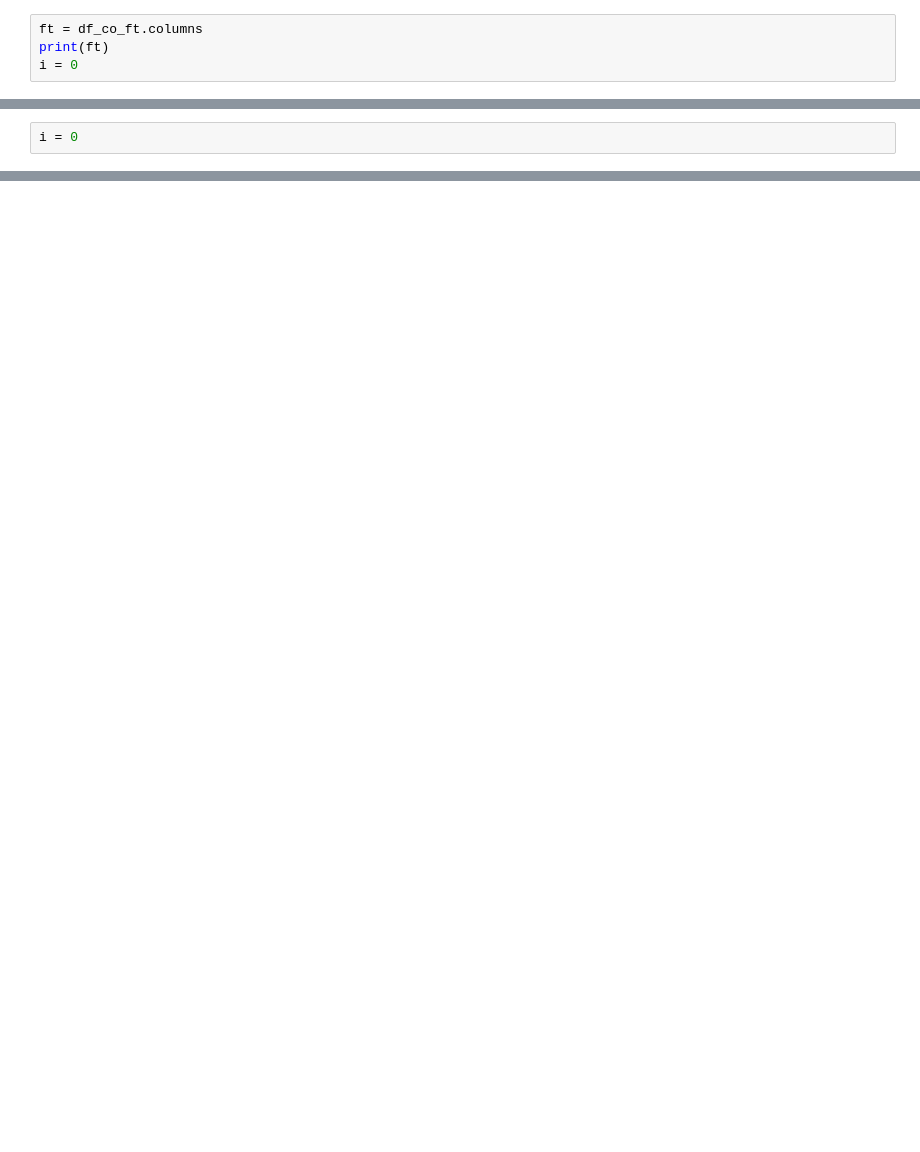
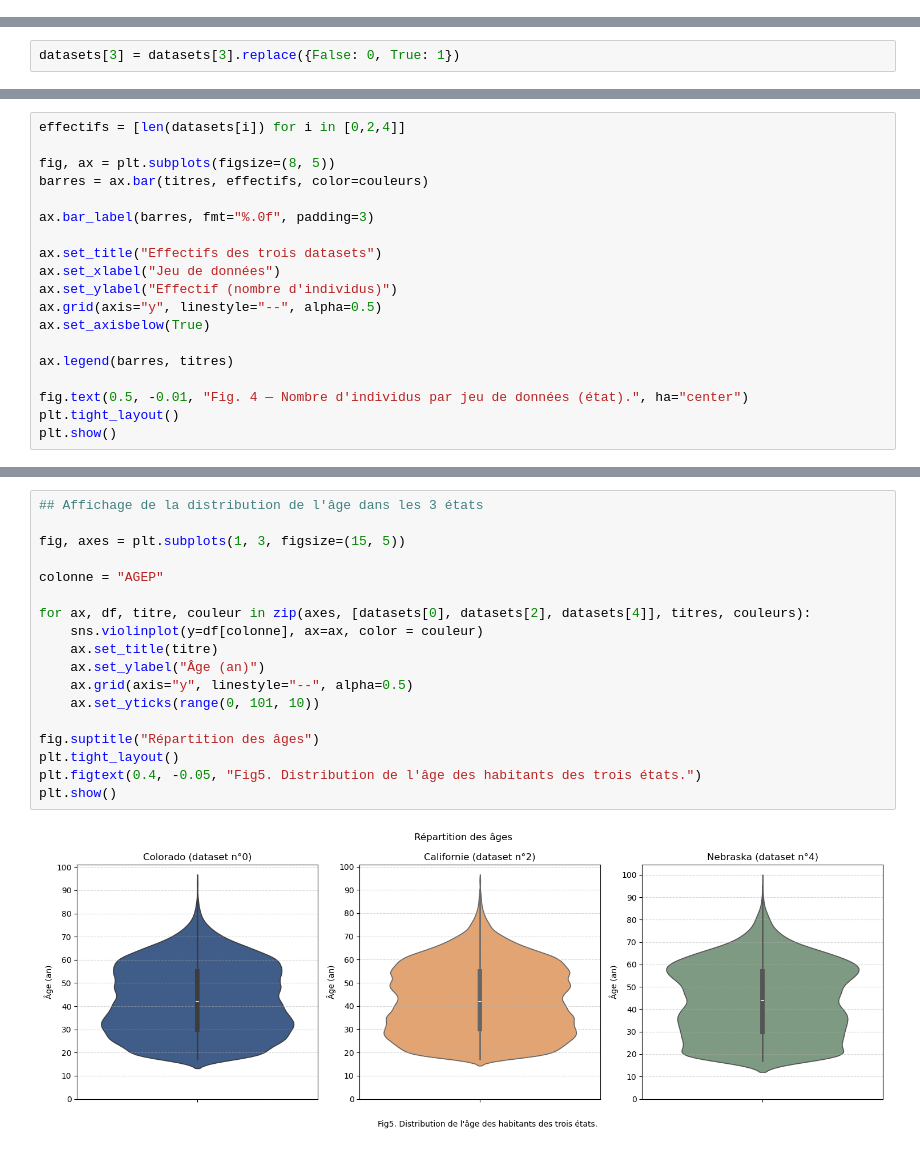
Before and after one commit to enzomarie/Data_labs, a Jupyter notebook: TP1 - EDA/Analyse.ipynb, the cells around one changed output, grey strips where cells are left out. Cells and saved outputs as stored; diff of their text form; blank space fills up the shorter version.

```diff
--- a/TP1 - EDA/Analyse.ipynb
+++ b/TP1 - EDA/Analyse.ipynb
@@ -47,4 +0,0 @@ df_ne_ft.head(5)
-# %%
-ft = df_co_ft.columns
-print(ft)
-i = 0
@@ -55,2 +0,0 @@ Index(['AGEP', 'COW', 'SCHL', 'MAR', 'OCCP', 'POBP', 'RELP', 'WKHP', 'SEX',
-# %%
-i = 0
@@ -246,0 +448,2 @@ print([i for i in range(4,20)])
+# %%
+datasets[3] = datasets[3].replace({False: 0, True: 1})
@@ -246,0 +505,19 @@ print([i for i in range(4,20)])
+# %%
+effectifs = [len(datasets[i]) for i in [0,2,4]]
+
+fig, ax = plt.subplots(figsize=(8, 5))
+barres = ax.bar(titres, effectifs, color=couleurs)
+
+ax.bar_label(barres, fmt="%.0f", padding=3)
+
+ax.set_title("Effectifs des trois datasets")
+ax.set_xlabel("Jeu de données")
+ax.set_ylabel("Effectif (nombre d'individus)")
+ax.grid(axis="y", linestyle="--", alpha=0.5)
+ax.set_axisbelow(True)
+
+ax.legend(barres, titres)
+
+fig.text(0.5, -0.01, "Fig. 4 — Nombre d'individus par jeu de données (état).", ha="center")
+plt.tight_layout()
+plt.show()
@@ -246,0 +532,20 @@ print([i for i in range(4,20)])
+# %%
+## Affichage de la distribution de l'âge dans les 3 états
+
+fig, axes = plt.subplots(1, 3, figsize=(15, 5))
+
+colonne = "AGEP"
+
+for ax, df, titre, couleur in zip(axes, [datasets[0], datasets[2], datasets[4]], titres, couleurs):
+    sns.violinplot(y=df[colonne], ax=ax, color = couleur)
+    ax.set_title(titre)
+    ax.set_ylabel("Âge (an)")
+    ax.grid(axis="y", linestyle="--", alpha=0.5)
+    ax.set_yticks(range(0, 101, 10))
+
+fig.suptitle("Répartition des âges")
+plt.tight_layout()
+plt.figtext(0.4, -0.05, "Fig5. Distribution de l'âge des habitants des trois états.")
+plt.show()
+# %% [output]
+[figure, added]
```
Also changed, not shown: parts of 111 cells of this notebook.
